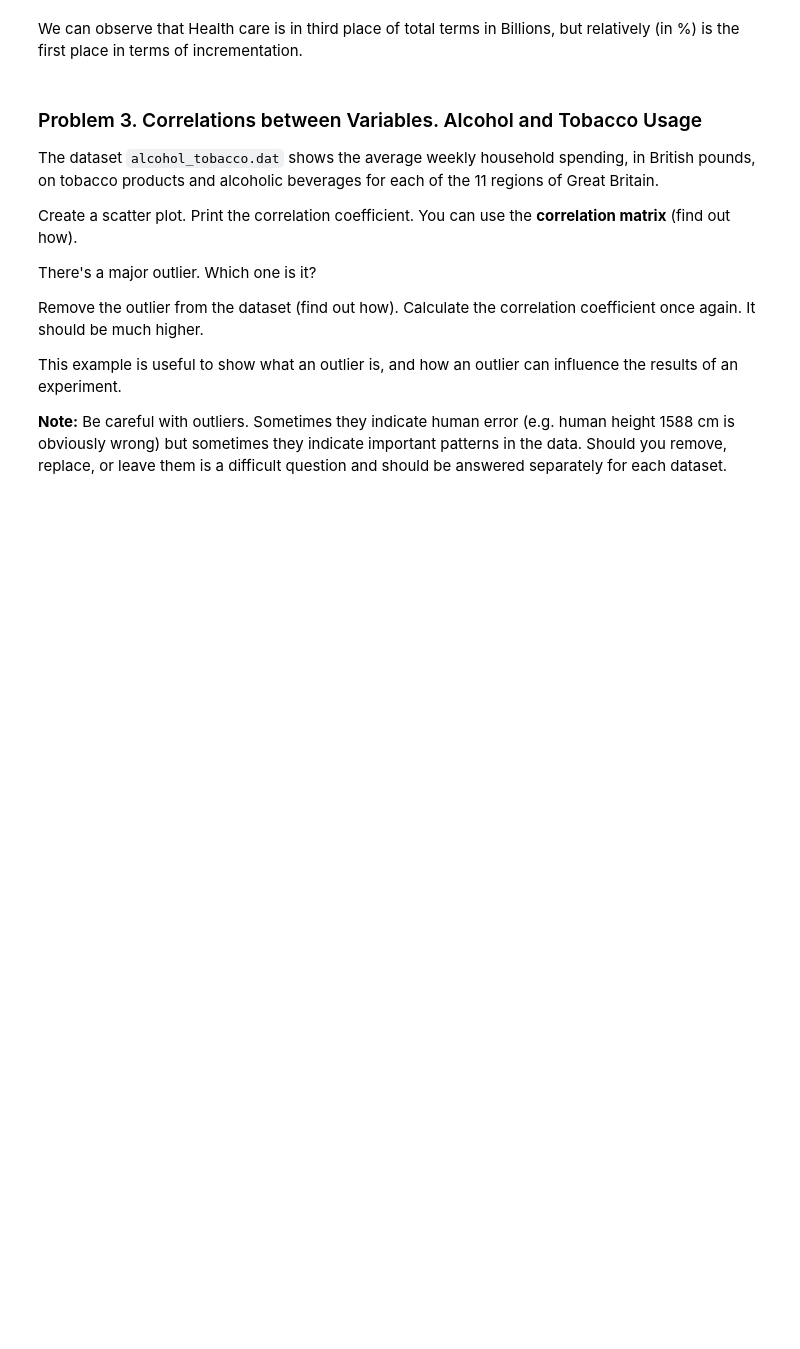
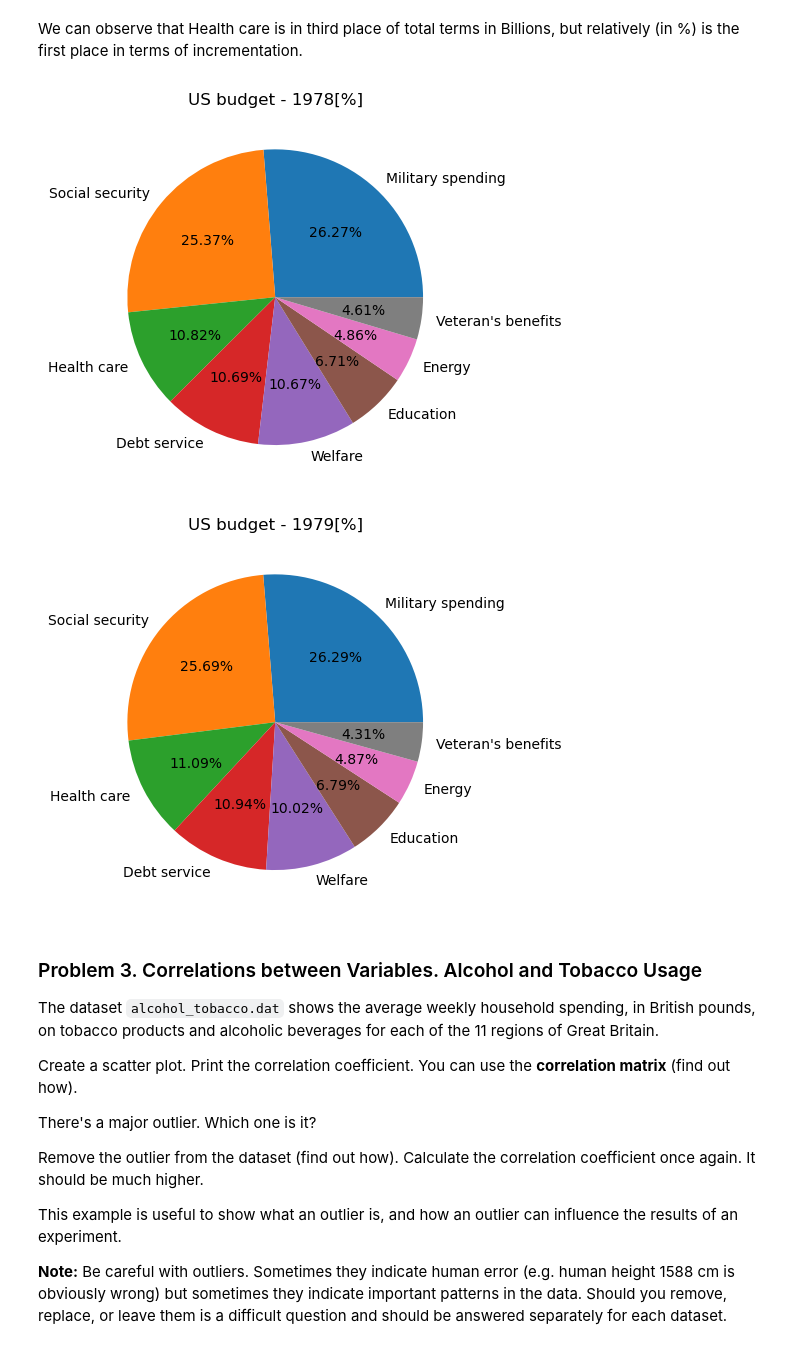
Before and after one commit to mstoychev/Math-Concepts-for-Developers, a Jupyter notebook: 6. Statistics/2. Exercises/Statistics Exercise.ipynb, the cells around one changed output. Cells and saved outputs as stored; diff of their text form; code cells hidden in the pictures; blank space fills up the shorter version.

```diff
--- a/6. Statistics/2. Exercises/Statistics Exercise.ipynb
+++ b/6. Statistics/2. Exercises/Statistics Exercise.ipynb
@@ -181,6 +181,12 @@ def compare_bar(category, budget_1978, budget_1979, title):
     plt.xlabel("Billion $")
     plt.legend(bbox_to_anchor=(1.02, 1), loc='upper left', borderaxespad=0)
     plt.show()
+
+
+def plot_budget_pie(category, data, title):
+    plt.pie(labels=category, x=data, autopct="%.2f%%")
+    plt.title(title)
+    plt.show()
 # %%
 #create variables
 category = budget["Category"]
@@ -221,6 +227,12 @@ plt.show()
 [figure]
 # %% [markdown]
 We can observe that Health care is in third place of total terms in Billions, but relatively (in %) is the first place in terms of incrementation.
+# %%
+plot_budget_pie(category, percentage_1978, "US budget - 1978[%]")
+plot_budget_pie(category, percentage_1979, "US budget - 1979[%]")
+# %% [output]
+[figure, added]
+[figure, added]
 # %% [markdown]
 ### Problem 3. Correlations between Variables. Alcohol and Tobacco Usage
 The dataset `alcohol_tobacco.dat` shows the average weekly household spending, in British pounds, on tobacco products and alcoholic beverages for each of the 11 regions of Great Britain.
```
